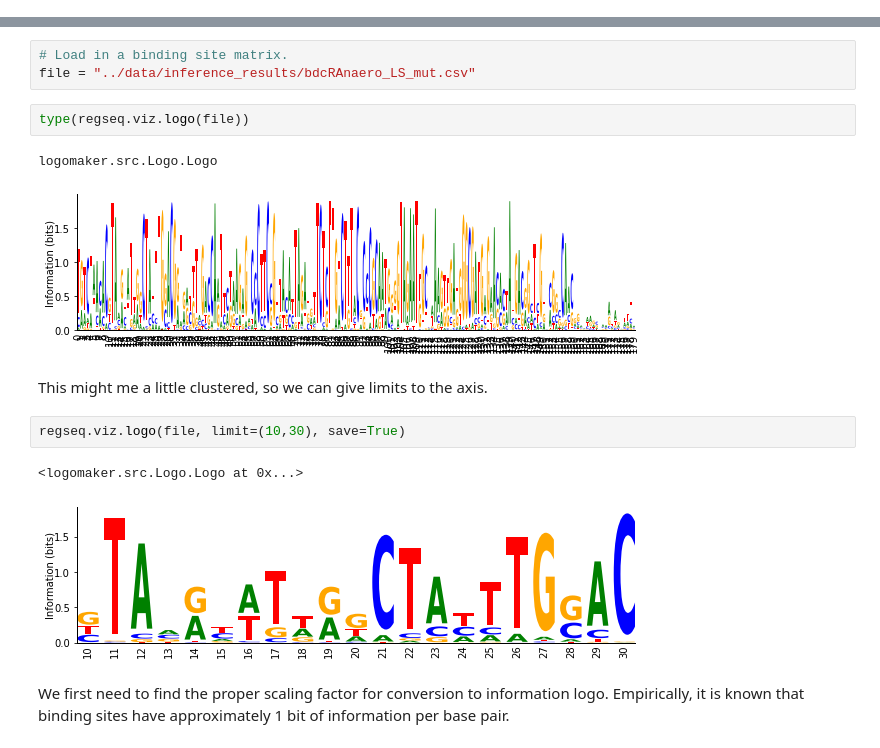
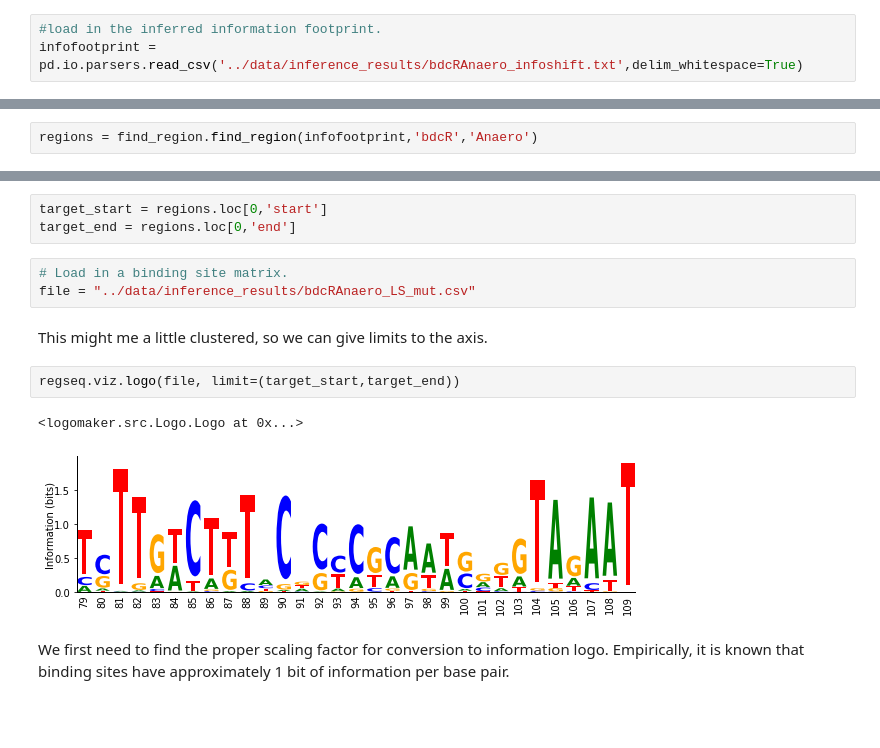
Before and after one commit to RPGroup-PBoC/RegSeq, a Jupyter notebook: notebooks/4_4_plot_sequence_logo.ipynb, the cells around one changed output, grey strips where cells are left out. Cells and saved outputs as stored; diff of their text form; blank space fills up the shorter version.

```diff
--- a/notebooks/4_4_plot_sequence_logo.ipynb
+++ b/notebooks/4_4_plot_sequence_logo.ipynb
@@ -7,0 +9,3 @@ import pandas as pd
+# %%
+#load in the inferred information footprint.
+infofootprint = pd.io.parsers.read_csv('../data/inference_results/bdcRAnaero_infoshift.txt',delim_whitespace=True)
@@ -7,0 +14,2 @@ import pandas as pd
+# %%
+regions = find_region.find_region(infofootprint,'bdcR','Anaero')
@@ -8,18 +24,16 @@ import pandas as pd
+# %%
+target_start = regions.loc[0,'start']
+target_end = regions.loc[0,'end']
 # %%
 # Load in a binding site matrix.
 file = "../data/inference_results/bdcRAnaero_LS_mut.csv"
-# %%
-type(regseq.viz.logo(file))
-# %% [output]
-logomaker.src.Logo.Logo
-[figure, removed]
 # %% [markdown]
 This might me a little clustered, so we can give limits to the axis.
 # %%
-regseq.viz.logo(file, limit=(10,30), save=True)
+regseq.viz.logo(file, limit=(target_start,target_end))
 # %% [output]
 <logomaker.src.Logo.Logo at 0x...>
-[figure, old version]
+[figure, new version]
 # %% [markdown]
 We first need to find the proper scaling factor for conversion to information logo. Empirically, it is known
 that binding sites have approximately 1 bit of information per base pair.
```
Also changed, not shown: parts of 4 cells of this notebook, 17 other files.
